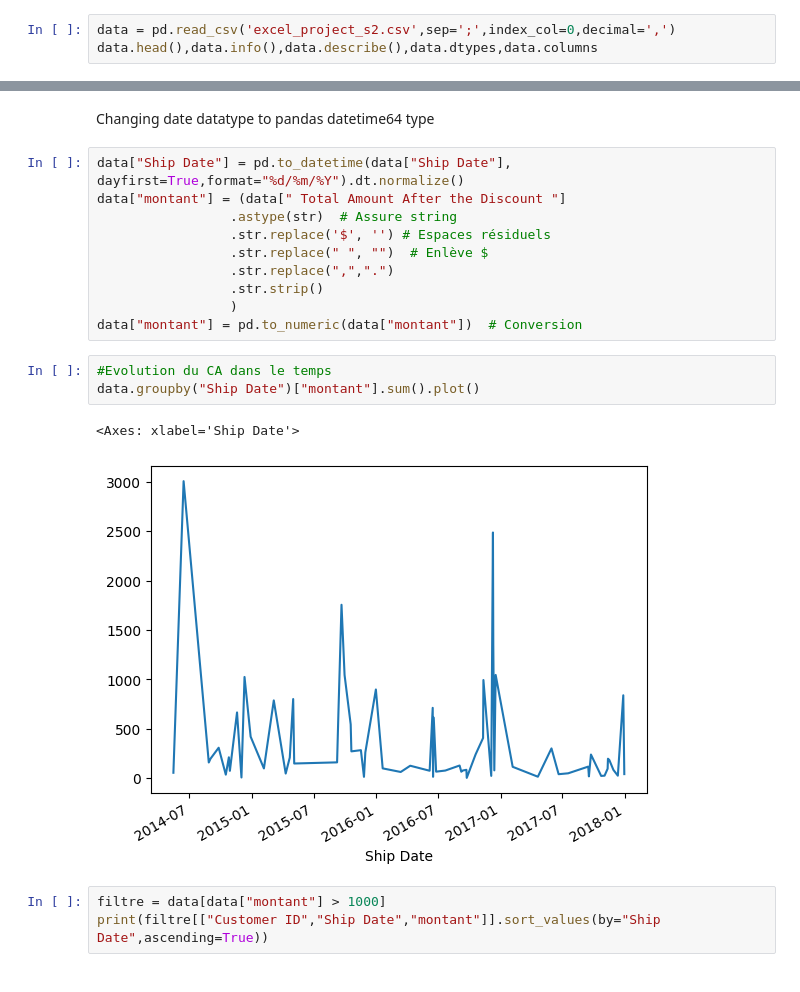
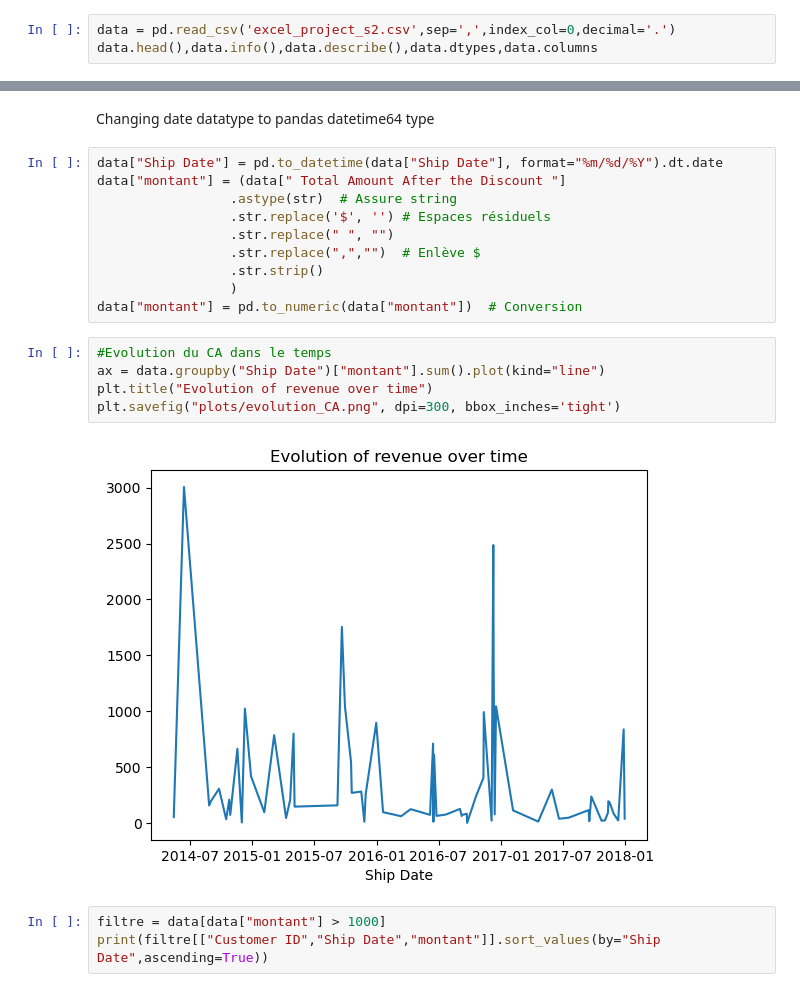
Before and after one commit to Attila0769/excel_project_python, a Jupyter notebook: python_part.ipynb, the cells around one changed output, grey strips where cells are left out. Cells and saved outputs as stored; diff of their text form.

```diff
--- a/python_part.ipynb
+++ b/python_part.ipynb
@@ -13,7 +12,7 @@ import geopandas as gp
 # %% [markdown]
 Get usefull first informations on the dataset
 # %%
-data = pd.read_csv('excel_project_s2.csv',sep=';',index_col=0,decimal=',')
+data = pd.read_csv('excel_project_s2.csv',sep=',',index_col=0,decimal='.')
 data.head(),data.info(),data.describe(),data.dtypes,data.columns
 # %% [output]
 <class 'pandas.DataFrame'>
@@ -53,21 +52,22 @@ memory usage: 24.6+ KB
 # %% [markdown]
 Changing date datatype to pandas datetime64 type
 # %%
-data["Ship Date"] = pd.to_datetime(data["Ship Date"], dayfirst=True,format="%d/%m/%Y").dt.normalize()
+data["Ship Date"] = pd.to_datetime(data["Ship Date"], format="%m/%d/%Y").dt.date
 data["montant"] = (data[" Total Amount After the Discount "]
                  .astype(str)  # Assure string
                  .str.replace('$', '') # Espaces résiduels
-                 .str.replace(" ", "")  # Enlève $
-                 .str.replace(",",".")
+                 .str.replace(" ", "")
+                 .str.replace(",","")  # Enlève $
                  .str.strip()
                  )
 data["montant"] = pd.to_numeric(data["montant"])  # Conversion
 # %%
 #Evolution du CA dans le temps
-data.groupby("Ship Date")["montant"].sum().plot()
+ax = data.groupby("Ship Date")["montant"].sum().plot(kind="line")
+plt.title("Evolution of revenue over time")
+plt.savefig("plots/evolution_CA.png", dpi=300, bbox_inches='tight')
 # %% [output]
-<Axes: xlabel='Ship Date'>
-[figure, old version]
+[figure, new version]
 # %%
 filtre = data[data["montant"] > 1000]
 print(filtre[["Customer ID","Ship Date","montant"]].sort_values(by="Ship Date",ascending=True))
```
Also changed, not shown: parts of 5 cells of this notebook, 15 other files.
